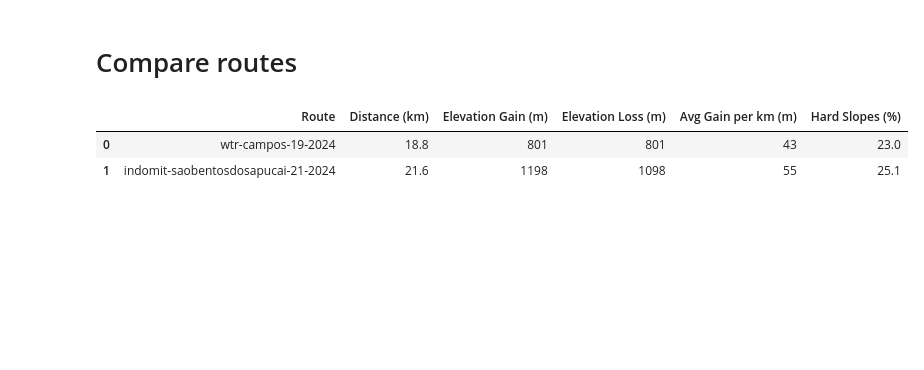
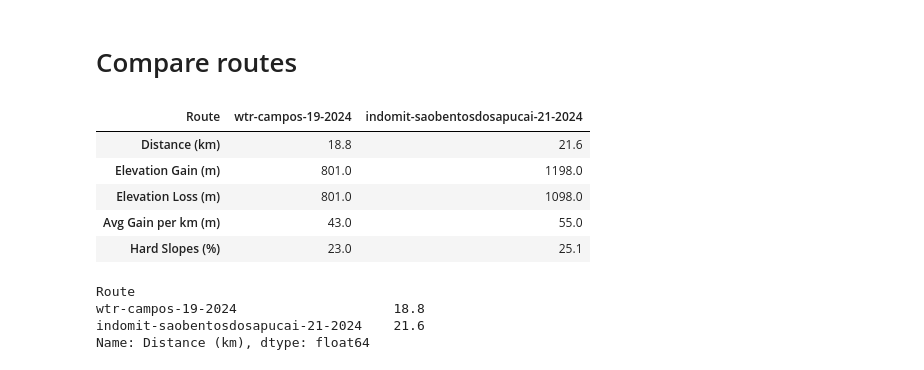
Before and after one commit to mpjan/gpx-compare, a Jupyter notebook: code/read-gpx.ipynb, the cells around one changed output. Saved outputs shown, nothing was run; the diff lists cells and outputs as text; code cells hidden in the pictures; blank space fills up the shorter version.

Commit message:
Added more metrics to comparison

```diff
--- a/code/read-gpx.ipynb
+++ b/code/read-gpx.ipynb
@@ -83,25 +83,32 @@ route.df
 # %%
 # Create a route group
 group = RouteGroup()
 
 # Add routes with custom labels
 group.add_route(
     route=Route(os.path.join(GPX_FILE_PATH, 'wtr-campos-19-2024.gpx')),
     label='wtr-campos-19-2024'
 )
 group.add_route(
     route=Route(os.path.join(GPX_FILE_PATH, 'indomit-saobentosdosapucai-21-2024.gpx')),
     label='indomit-saobentosdosapucai-21-2024'
 )
 
 # Compare stats
 compare_stats_df = group.compare_stats()
-display(compare_stats_df)
 
-# Plot elevation comparison
-elevation_comparison = group.plot_elevation_comparison()
-elevation_comparison
+compare_stats_df
 # %% [output]
-|  | Route | Distance (km) | Elevation Gain (m) | Elevation Loss (m) | Avg Gain per km (m) | Hard Slopes (%) |
-| 0 | wtr-campos-19-2024 | 18.8 | 801 | 801 | 43 | 23.0 |
-| 1 | indomit-saobentosdosapucai-21-2024 | 21.6 | 1198 | 1098 | 55 | 25.1 |
+| Route | wtr-campos-19-2024 | indomit-saobentosdosapucai-21-2024 |
+| Distance (km) | 18.8 | 21.6 |
+| Elevation Gain (m) | 801.0 | 1198.0 |
+| Elevation Loss (m) | 801.0 | 1098.0 |
+| Avg Gain per km (m) | 43.0 | 55.0 |
+| Hard Slopes (%) | 23.0 | 25.1 |
+# %%
+compare_stats_df.loc['Distance (km)']
+# %% [output]
+Route
+wtr-campos-19-2024                    18.8
+indomit-saobentosdosapucai-21-2024    21.6
+Name: Distance (km), dtype: float64
```
Also changed, not shown: parts of 5 cells of this notebook, 4 other files.
